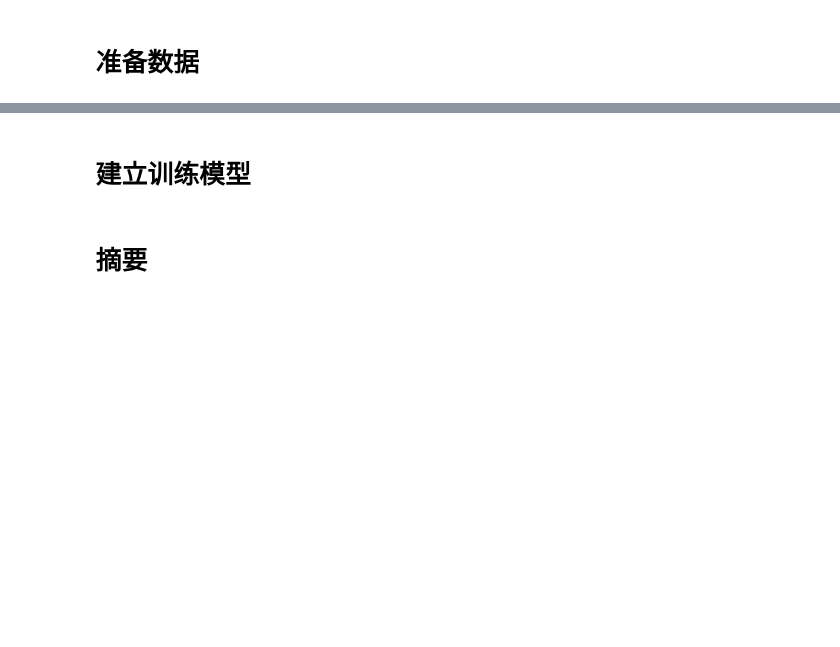
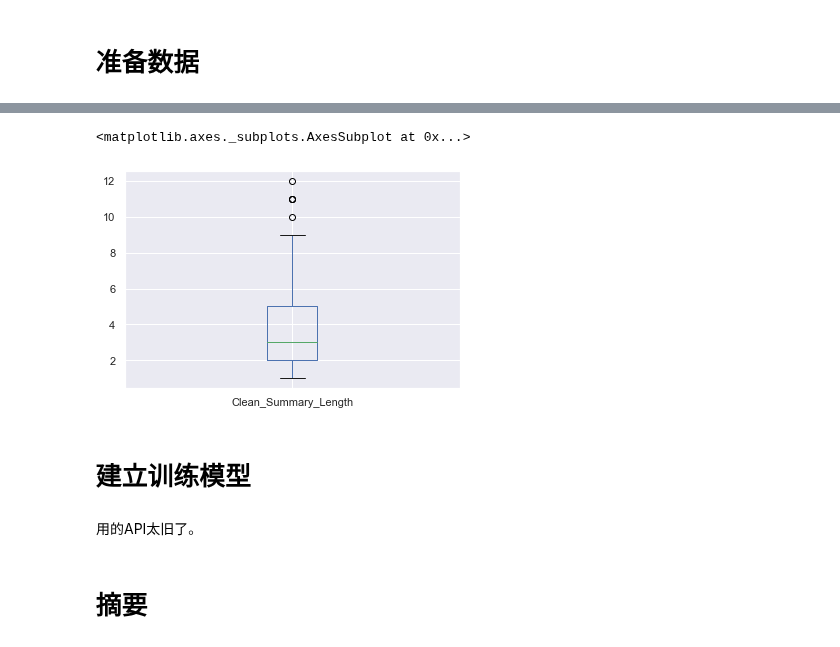
Before and after one commit to jh-lau/NLP, a Jupyter notebook: Kaggle/Summarizing_Text_with_Amazong_Reviews/summaring_text.ipynb, the cells around one changed output, grey strips where cells are left out. Drawn from its saved outputs; the diff is of its cells as text; code cells hidden in the pictures; blank space fills up the shorter version.

```diff
--- a/Kaggle/Summarizing_Text_with_Amazong_Reviews/summaring_text.ipynb
+++ b/Kaggle/Summarizing_Text_with_Amazong_Reviews/summaring_text.ipynb
@@ -59,4 +375,11 @@ df.head()
+# %%
+df.Clean_Summary_Length.plot.box()
+# %% [output]
+<matplotlib.axes._subplots.AxesSubplot at 0x...>
+[figure, added]
 # %% [markdown]
 # 建立训练模型
+# %% [markdown]
+用的API太旧了。
 # %% [markdown]
 # 摘要
```
Also changed, not shown: parts of 27 cells of this notebook.
